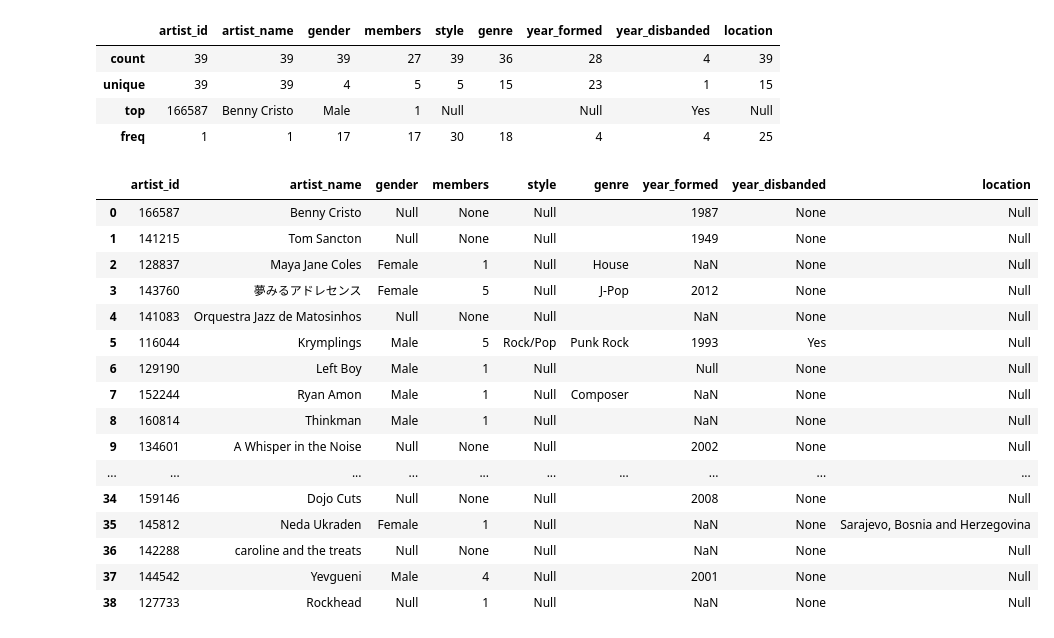
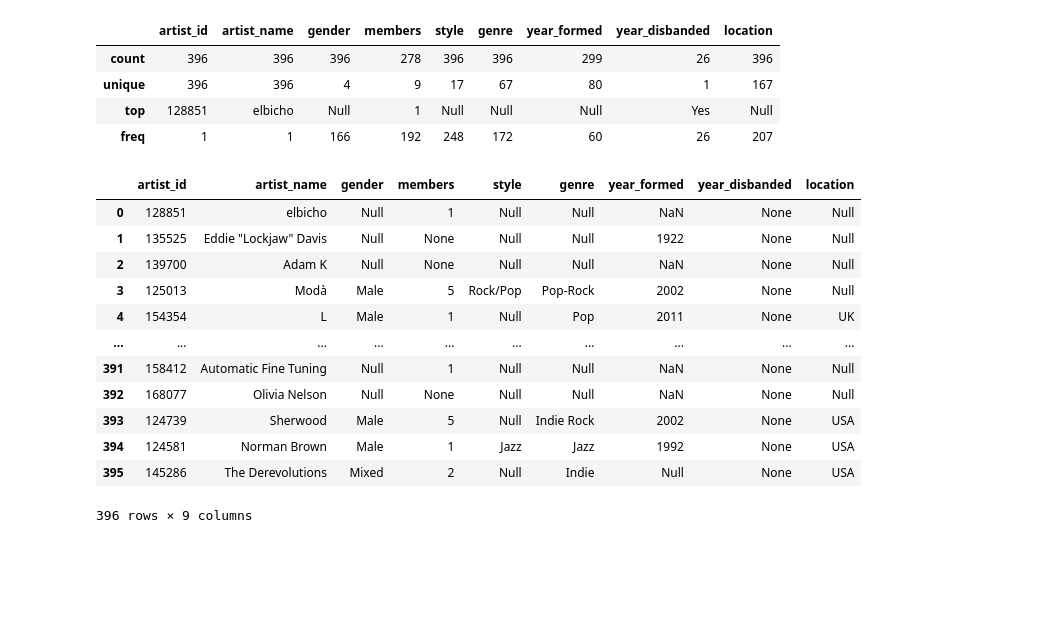
Before and after one commit to existentialplantperson/Week_08_COVID_analysis, a Jupyter notebook: Angela_Workbook.ipynb, the cells around one changed output. Drawn from its saved outputs; the diff is of its cells as text; code cells hidden in the pictures; blank space fills up the shorter version.

```diff
--- a/Angela_Workbook.ipynb
+++ b/Angela_Workbook.ipynb
@@ -11,10 +12,7 @@ import json
 # %%
 #create an empty list to populate with artist names
 
-random_nums = np.random.randint(low=100000, high=170000, size=50)
-
-#random_nums=[152689, 140338, 138577, 136662, 143824, 168060,
-#              134859, 153222, 156737, 138958, 132787, 150081]
+random_nums = np.random.randint(low=100000, high=170000, size=500)
 
 artist_names=[]
 # %%
@@ -141,16 +139,16 @@ audio_df.head(20)
 audio_df.describe()
 # %% [output]
 |  | artist_id | artist_name | gender | members | style | genre | year_formed | year_disbanded | location |
-| count | 39 | 39 | 39 | 27 | 39 | 36 | 28 | 4 | 39 |
-| unique | 39 | 39 | 4 | 5 | 5 | 15 | 23 | 1 | 15 |
-| top | 166587 | Benny Cristo | Male | 1 | Null |  | Null | Yes | Null |
-| freq | 1 | 1 | 17 | 17 | 30 | 18 | 4 | 4 | 25 |
+| count | 396 | 396 | 396 | 278 | 396 | 396 | 299 | 26 | 396 |
+| unique | 396 | 396 | 4 | 9 | 17 | 67 | 80 | 1 | 167 |
+| top | 128851 | elbicho | Null | 1 | Null | Null | Null | Yes | Null |
+| freq | 1 | 1 | 166 | 192 | 248 | 172 | 60 | 26 | 207 |
 # %%
 #replacing and correcting location strings
 #replace strings that contain a given value with an entire string
 
 audio_df.loc[audio_df['location'].str.contains
-             ('US|American|New York|Sacramento|Colorado|Missouri|California|Florida|Indiana|Texas|Los Angeles|Elk Grove Village|Arizona|Arlington',
+             ('US|American|New York|Sacramento|Colorado|Missouri|Louisiana|California|Florida|Indiana|Texas|Seattle|Flint, MI|Winston-Salem|Los Angeles|Elk Grove Village|Arizona|Arlington',
               na=False, case=False, regex=True), 'location'] = 'USA'
 audio_df.loc[audio_df['location'].str.contains
              ('UK|England|English|Edinburgh|London|Scotland|Irish|Ireland|Manchester|United Kingdom|Nottingham|Croydon|Liverpool',
@@ -165,13 +163,16 @@ audio_df.loc[audio_df['location'].str.contains
              ('France|French',
               na=False, case=False, regex=True), 'location'] = 'France'
 audio_df.loc[audio_df['location'].str.contains
+             ('Spain',
+              na=False, case=False, regex=True), 'location'] = 'Spain'
+audio_df.loc[audio_df['location'].str.contains
              ('Belgium',
               na=False, case=False, regex=True), 'location'] = 'Belgium'
 audio_df.loc[audio_df['location'].str.contains
              ('Greece|Greek',
               na=False, case=False, regex=True), 'location'] = 'Greece'
 audio_df.loc[audio_df['location'].str.contains
-             ('Switzerland|Swiss',
+             ('Switzerland|Swiss|Zürich',
               na=False, case=False, regex=True), 'location'] = 'Switzerland'
 audio_df.loc[audio_df['location'].str.contains
              ('Canada|Canadian',
@@ -190,51 +191,53 @@ audio_df.loc[audio_df['location'].str.contains
               na=False, case=False, regex=True), 'location'] = 'Russia'
 audio_df.loc[audio_df['location'].str.contains
              ('Portugal',
               na=False, case=False, regex=True), 'location'] = 'Portugal'
 audio_df.loc[audio_df['location'].str.contains
              ('Swede|Gothenburg',
               na=False, case=False, regex=True), 'location'] = 'Sweden'
 audio_df.loc[audio_df['location'].str.contains
-             ('Odense',
+             ('Odense|Denmark',
               na=False, case=False, regex=True), 'location'] = 'Denmark'
+audio_df.loc[audio_df['location'].str.contains
+             ('Norway',
+              na=False, case=False, regex=True), 'location'] = 'Norway'
 audio_df.loc[audio_df['location'].str.contains
              ('Dutch|Netherlands',
               na=False, case=False, regex=True), 'location'] = 'Netherlands'
 audio_df.loc[audio_df['location'].str.contains
              ('Zealand|Wellington',
               na=False, case=False, regex=True), 'location'] = 'New Zealand'
 audio_df.loc[audio_df['location'].str.contains
-             ('Rumania',
+             ('Rumania|Romania',
               na=False, case=False, regex=True), 'location'] = 'Romania'
 audio_df.loc[audio_df['location'].str.contains
              ('South Africa',
               na=False, case=False, regex=True), 'location'] = 'South Africa'
 audio_df.loc[audio_df['location'].str.contains
              ('Argentina',
               na=False, case=False, regex=True), 'location'] = 'Argentina'
 audio_df.loc[audio_df['location'].str.contains
              ('Mexico',
               na=False, case=False, regex=True), 'location'] = 'Mexico'
+audio_df.loc[audio_df['location'].str.contains
+             ('Israel',
+              na=False, case=False, regex=True), 'location'] = 'Israel'
 
 audio_df
 # %% [output]
 |  | artist_id | artist_name | gender | members | style | genre | year_formed | year_disbanded | location |
-| 0 | 166587 | Benny Cristo | Null | None | Null |  | 1987 | None | Null |
-| 1 | 141215 | Tom Sancton | Null | None | Null |  | 1949 | None | Null |
-| 2 | 128837 | Maya Jane Coles | Female | 1 | Null | House | NaN | None | Null |
-| 3 | 143760 | 夢みるアドレセンス | Female | 5 | Null | J-Pop | 2012 | None | Null |
-| 4 | 141083 | Orquestra Jazz de Matosinhos | Null | None | Null |  | NaN | None | Null |
-| 5 | 116044 | Krymplings | Male | 5 | Rock/Pop | Punk Rock | 1993 | Yes | Null |
-| 6 | 129190 | Left Boy | Male | 1 | Null |  | Null | None | Null |
-| 7 | 152244 | Ryan Amon | Male | 1 | Null | Composer | NaN | None | Null |
-| 8 | 160814 | Thinkman | Male | 1 | Null |  | NaN | None | Null |
-| 9 | 134601 | A Whisper in the Noise | Null | None | Null |  | 2002 | None | Null |
+| 0 | 128851 | elbicho | Null | 1 | Null | Null | NaN | None | Null |
+| 1 | 135525 | Eddie "Lockjaw" Davis | Null | None | Null | Null | 1922 | None | Null |
+| 2 | 139700 | Adam K | Null | None | Null | Null | NaN | None | Null |
+| 3 | 125013 | Modà | Male | 5 | Rock/Pop | Pop-Rock | 2002 | None | Null |
+| 4 | 154354 | L | Male | 1 | Null | Pop | 2011 | None | UK |
 | ... | ... | ... | ... | ... | ... | ... | ... | ... | ... |
-| 34 | 159146 | Dojo Cuts | Null | None | Null |  | 2008 | None | Null |
-| 35 | 145812 | Neda Ukraden | Female | 1 | Null |  | NaN | None | Sarajevo, Bosnia and Herzegovina |
-| 36 | 142288 | caroline and the treats | Null | None | Null |  | NaN | None | Null |
-| 37 | 144542 | Yevgueni | Male | 4 | Null |  | 2001 | None | Null |
-| 38 | 127733 | Rockhead | Null | 1 | Null |  | NaN | None | Null |
+| 391 | 158412 | Automatic Fine Tuning | Null | 1 | Null | Null | NaN | None | Null |
+| 392 | 168077 | Olivia Nelson | Null | None | Null | Null | NaN | None | Null |
+| 393 | 124739 | Sherwood | Male | 5 | Null | Indie Rock | 2002 | None | USA |
+| 394 | 124581 | Norman Brown | Male | 1 | Jazz | Jazz | 1992 | None | USA |
+| 395 | 145286 | The Derevolutions | Mixed | 2 | Null | Indie | Null | None | USA |
+396 rows × 9 columns
 # %%
 #REPLACE AND DROP NAN FOR INDIVIDUAL COLUMNS
 #assign individual variables for individual columns with null dropped
```
Also changed, not shown: parts of 42 cells of this notebook.
